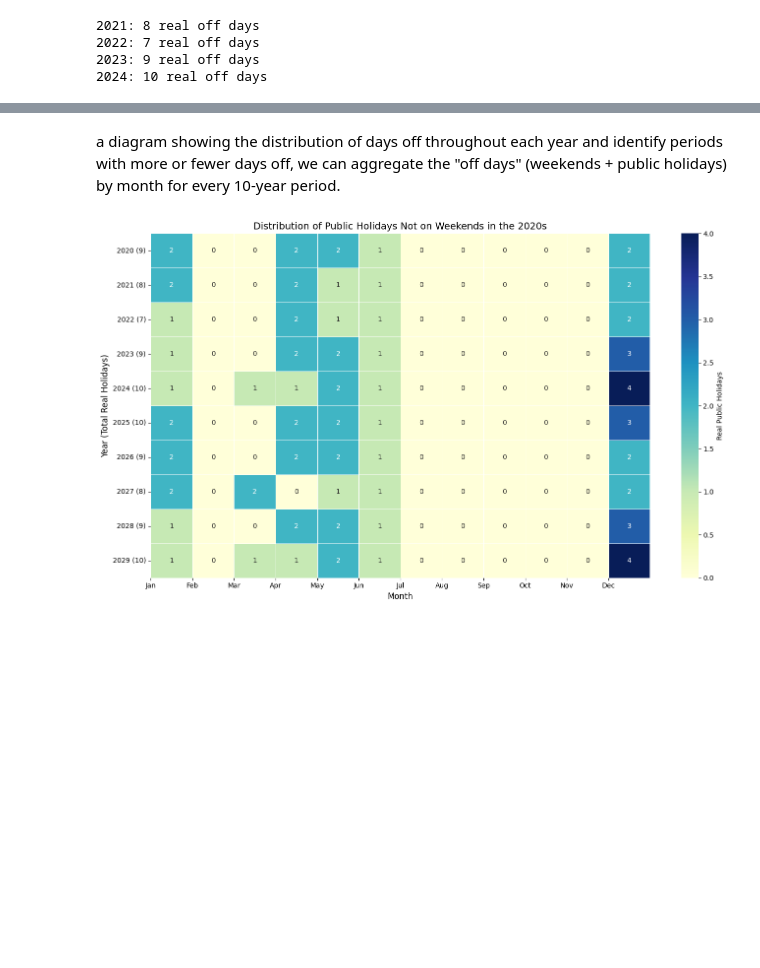
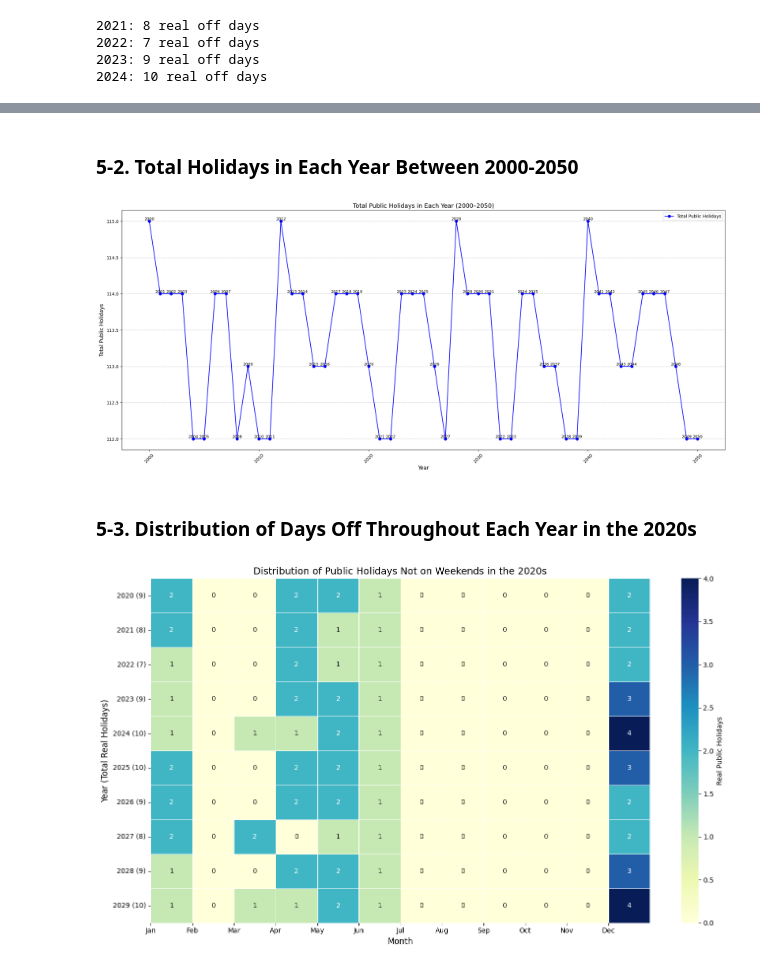
Before and after one commit to armanatory/DATA-FinlandHolidaysAnalysis, a Jupyter notebook: finlnad_holidays.ipynb, the cells around one changed output, grey strips where cells are left out. Saved outputs shown, nothing was run; the diff lists cells and outputs as text; code cells hidden in the pictures; blank space fills up the shorter version.

```diff
--- a/finlnad_holidays.ipynb
+++ b/finlnad_holidays.ipynb
@@ -325,5 +258,28 @@ stats_df.head()
-# %% [markdown]
-a diagram showing the distribution of days off throughout each year and identify periods with more or fewer days off, we can aggregate the "off days" (weekends + public holidays) by month for every 10-year period.
+# %% [markdown]
+### 5-2. Total Holidays in Each Year Between 2000-2050
+# %%
+# Plot the total holidays in each year as a line diagram
+plt.figure(figsize=(25, 10))
+plt.plot(stats_df['Year'], stats_df['Total Days Off'], marker='o', linestyle='-', color='b', label='Total Public Holidays')
+
+# Add labels and title
+plt.title('Total Public Holidays in Each Year (2000–2050)', fontsize=14)
+plt.xlabel('Year', fontsize=12)
+plt.ylabel('Total Public Holidays', fontsize=12)
+plt.xticks(rotation=45)
+plt.grid(axis='y', linestyle='--', alpha=0.7)
+plt.legend()
+
+# Add the number of total days off as labels on the markers
+for i, row in stats_df.iterrows():
+    plt.text(row['Year'], row['Total Days Off'], row['Year'], ha='center', va='bottom', fontsize=9)
+
+# Show the plot
+plt.show()
+# %% [output]
+[figure, added]
+# %% [markdown]
+### 5-3. Distribution of Days Off Throughout Each Year in the 2020s
 # %%
 import seaborn as sns
 
```
Also changed, not shown: parts of 29 cells of this notebook.
